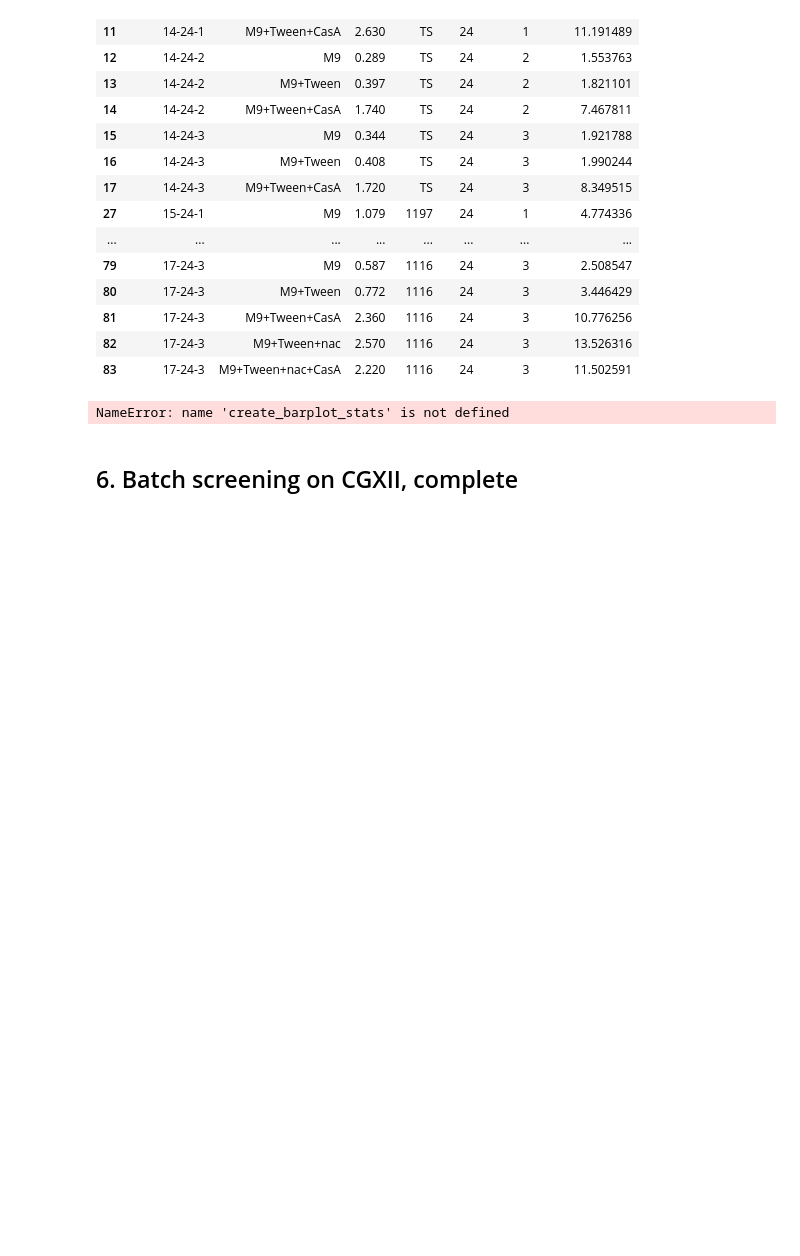
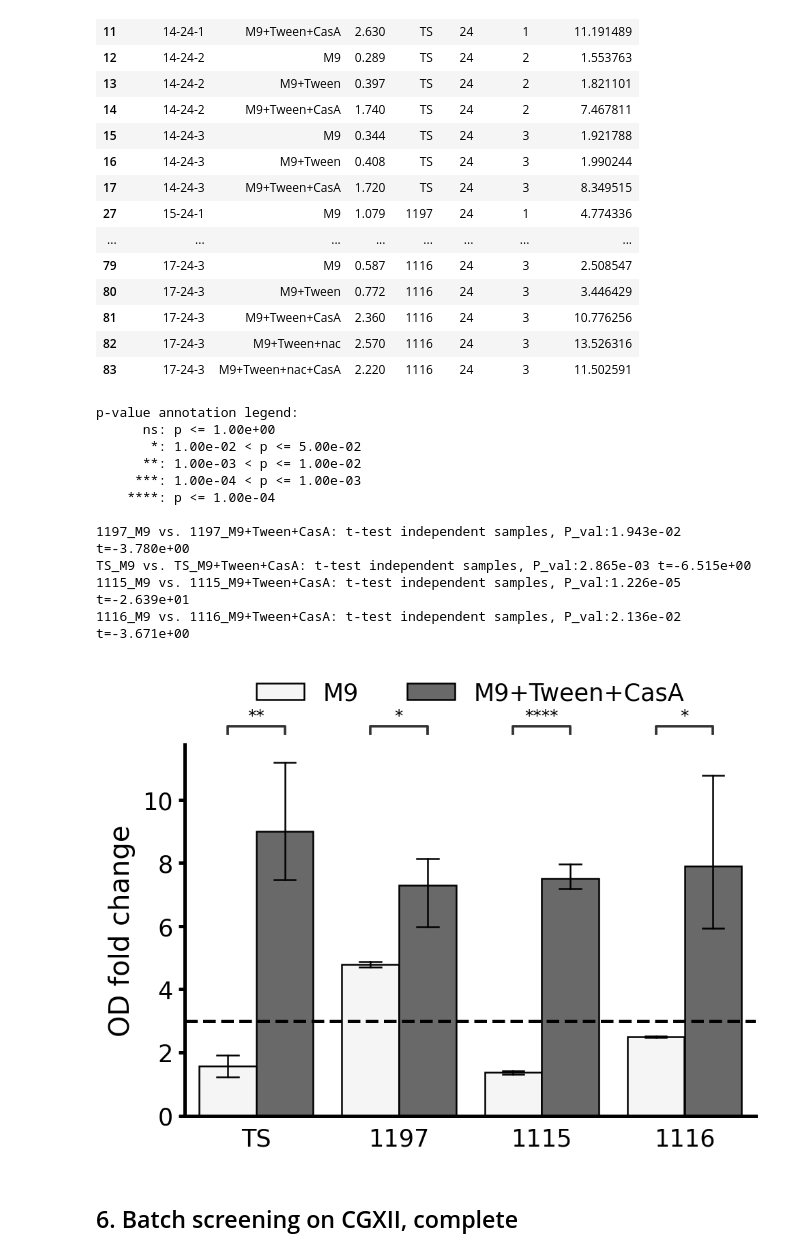
Before and after one commit to draeger-lab/C_striatum_wetlab, a Jupyter notebook: binary_growth_phenotypes/code/binary_eval.ipynb, the cells around one changed output. Cells and saved outputs as stored; diff of their text form; code cells hidden in the pictures; blank space fills up the shorter version.

```diff
--- a/binary_growth_phenotypes/code/binary_eval.ipynb
+++ b/binary_growth_phenotypes/code/binary_eval.ipynb
@@ -1045,10 +1039,21 @@ y = 'OD fold change'
 hue = 'short'
 # %%
 # input
-hue_order = ['M9', 'M9+Tween+nac']
+hue_order = ['M9', 'M9+Tween+CasA']
 fig = create_barplot_stats(data,x,y,hue,hue_order)
 # %% [output]
-NameError: name 'create_barplot_stats' is not defined
+p-value annotation legend:
+      ns: p <= 1.00e+00
+       *: 1.00e-02 < p <= 5.00e-02
+      **: 1.00e-03 < p <= 1.00e-02
+     ***: 1.00e-04 < p <= 1.00e-03
+    ****: p <= 1.00e-04
+
+1197_M9 vs. 1197_M9+Tween+CasA: t-test independent samples, P_val:1.943e-02 t=-3.780e+00
+TS_M9 vs. TS_M9+Tween+CasA: t-test independent samples, P_val:2.865e-03 t=-6.515e+00
+1115_M9 vs. 1115_M9+Tween+CasA: t-test independent samples, P_val:1.226e-05 t=-2.639e+01
+1116_M9 vs. 1116_M9+Tween+CasA: t-test independent samples, P_val:2.136e-02 t=-3.671e+00
+[figure, added]
 # %%
 plt.close('all')
 # %% [markdown]
```
Also changed, not shown: parts of 18 cells of this notebook.
